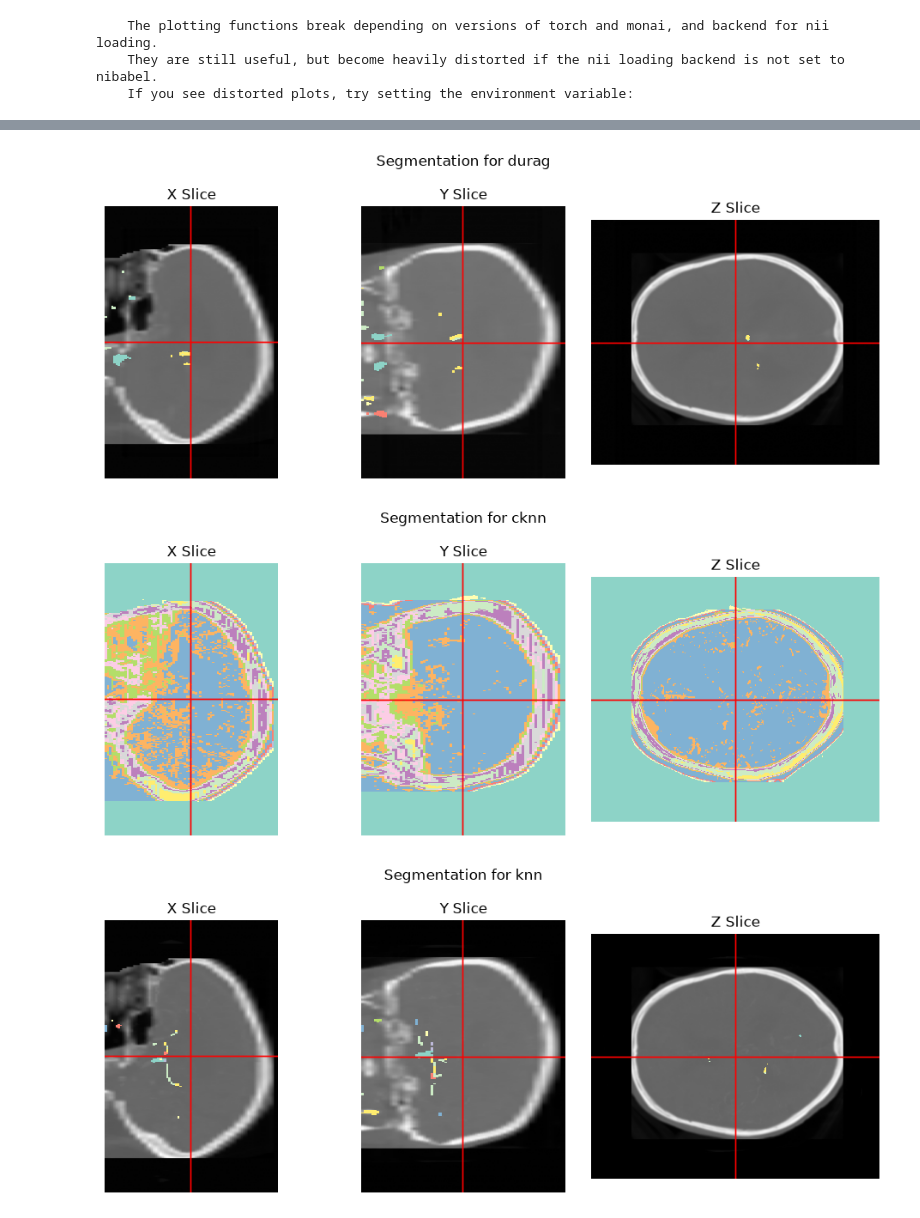
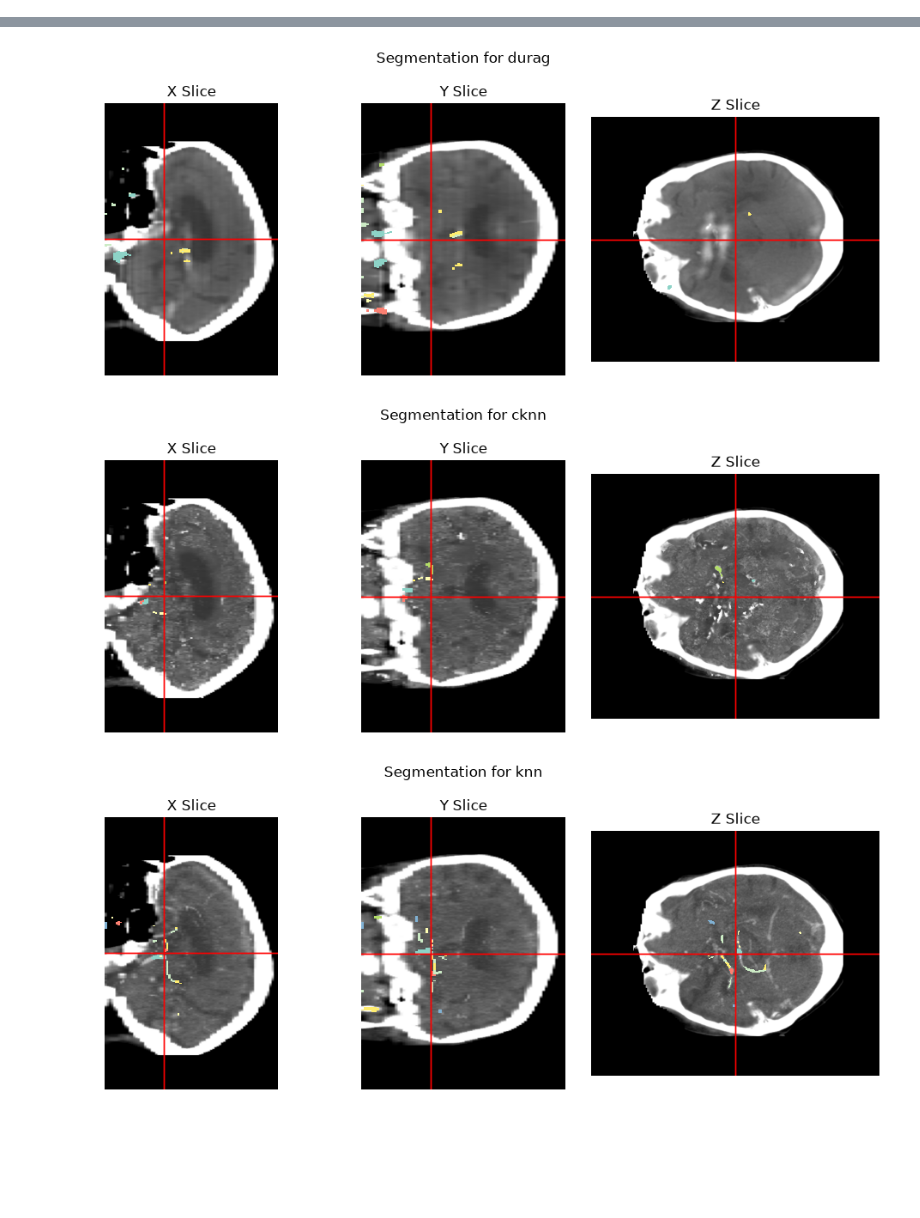
Before and after one commit to emastr/aipek_task_2026, a Jupyter notebook: notebooks/step6_plot_results.ipynb, the cells around one changed output, grey strips where cells are left out. Drawn from its saved outputs; the diff is of its cells as text; code cells hidden in the pictures; blank space fills up the shorter version.

Commit message:
contrast changes in plot

```diff
--- a/notebooks/step6_plot_results.ipynb
+++ b/notebooks/step6_plot_results.ipynb
@@ -30,7 +30,7 @@ for case, channel in case_channel.items():
         path = f"{pred_path_norm}/images_norm_{case}/case_{id_no}_{channel[0]}.nii.gz"
     fig = plot_from_path(
         path=path,
-        slices = (0.5, 0.5, 0.5),
+        slices = (0.5, 0.5, 0.35),
         thicknesses = (20, 20, 20),
         cmap = "gray",
         vmin=-1,
@@ -44,15 +44,15 @@ for case, channel in case_channel.items():
     input_case_path = f"{pred_path}/images_{case}/case_{id_no}_{channel[0]}.nii.gz"
     fig = plot_cta_and_segmentation(
         input_case_path=input_case_path,
-        prediction_case_path=f"{pred_path}/segment_{case}/case_{id_no}_{channel[1]}.nii.gz",
-        slices = (0.5, 0.5, 0.5),
+        prediction_case_path=f"{pred_path}/segment_new_{case}/case_{id_no}_{channel[1]}.nii.gz",
+        slices = (0.5, 0.5, 0.35),
         thickness = (1, 1, 1),
-        figsize=(10, 4)
+        figsize=(10, 4),
+        cmap="gray",
+        vmin=-50,
+        vmax=200
     )
     plt.suptitle(f"Segmentation for {case}")
     plt.tight_layout()
     plt.gcf().savefig(f"../figures/segmentation_{id_no}_{case}.png", dpi=300)
 # %% [output]
-    The plotting functions break depending on versions of torch and monai, and backend for nii loading.
-    They are still useful, but become heavily distorted if the nii loading backend is not set to nibabel.
-    If you see distorted plots, try setting the environment variable:
@@ -64,3 +64,3 @@ for case, channel in case_channel.items():
-[figure, old version]
+[figure, new version]
-[figure, old version]
+[figure, new version]
-[figure, old version]
+[figure, new version]
```
Also changed, not shown: parts of 1 cell of this notebook, 13 other files.
